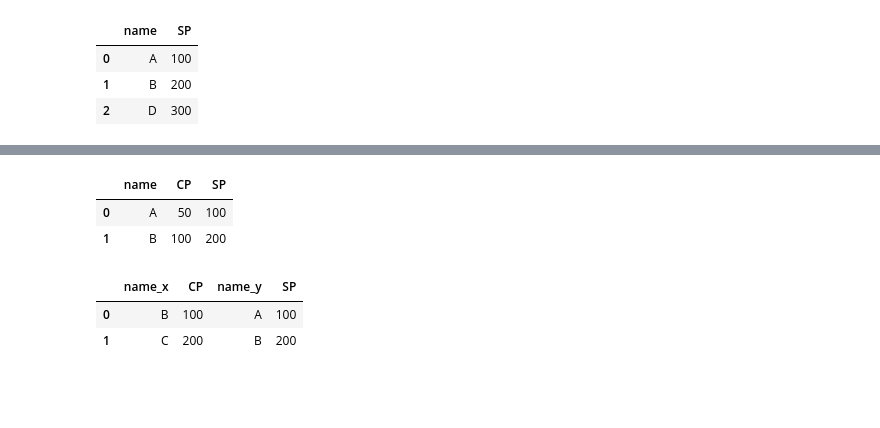
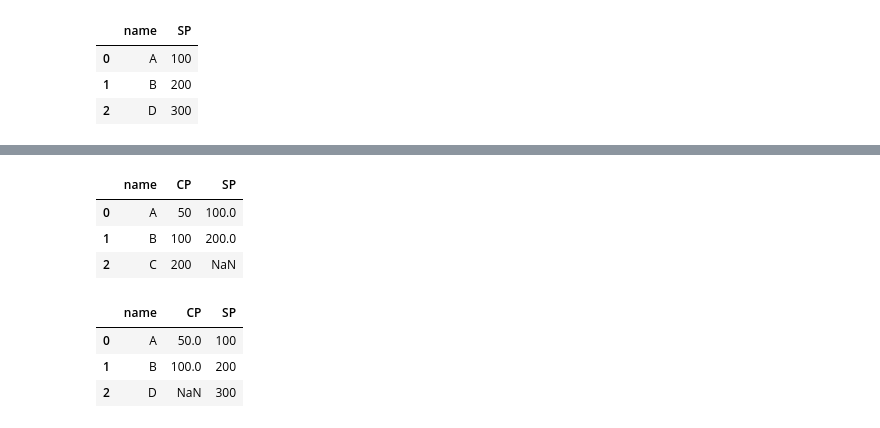
Before and after one commit to Shubham496/pandas-learning, a Jupyter notebook: 07 merge and append.ipynb, the cells around one changed output, grey strips where cells are left out. Saved outputs shown, nothing was run; the diff lists cells and outputs as text; code cells hidden in the pictures; blank space fills up the shorter version.

```diff
--- a/07 merge and append.ipynb
+++ b/07 merge and append.ipynb
@@ -170,13 +187,15 @@ sell
+# %%
+
+pd.merge(cost, sell, on= ['name', 'name'], how='left')
+# %% [output]
+|  | name | CP | SP |
+| 0 | A | 50 | 100.0 |
+| 1 | B | 100 | 200.0 |
+| 2 | C | 200 | NaN |
 # %%
-
-pd.merge(cost, sell, on= ['name', 'name'], how='inner')
+pd.merge(cost, sell, on= ['name', 'name'], how='right')
 # %% [output]
 |  | name | CP | SP |
-| 0 | A | 50 | 100 |
-| 1 | B | 100 | 200 |
+| 0 | A | 50.0 | 100 |
+| 1 | B | 100.0 | 200 |
+| 2 | D | NaN | 300 |
-# %%
-pd.merge(cost, sell, left_on=['CP'], right_on=['SP'])
-# %% [output]
-|  | name_x | CP | name_y | SP |
-| 0 | B | 100 | A | 100 |
-| 1 | C | 200 | B | 200 |
```
Also changed, not shown: parts of 5 cells of this notebook, 1 other file.
